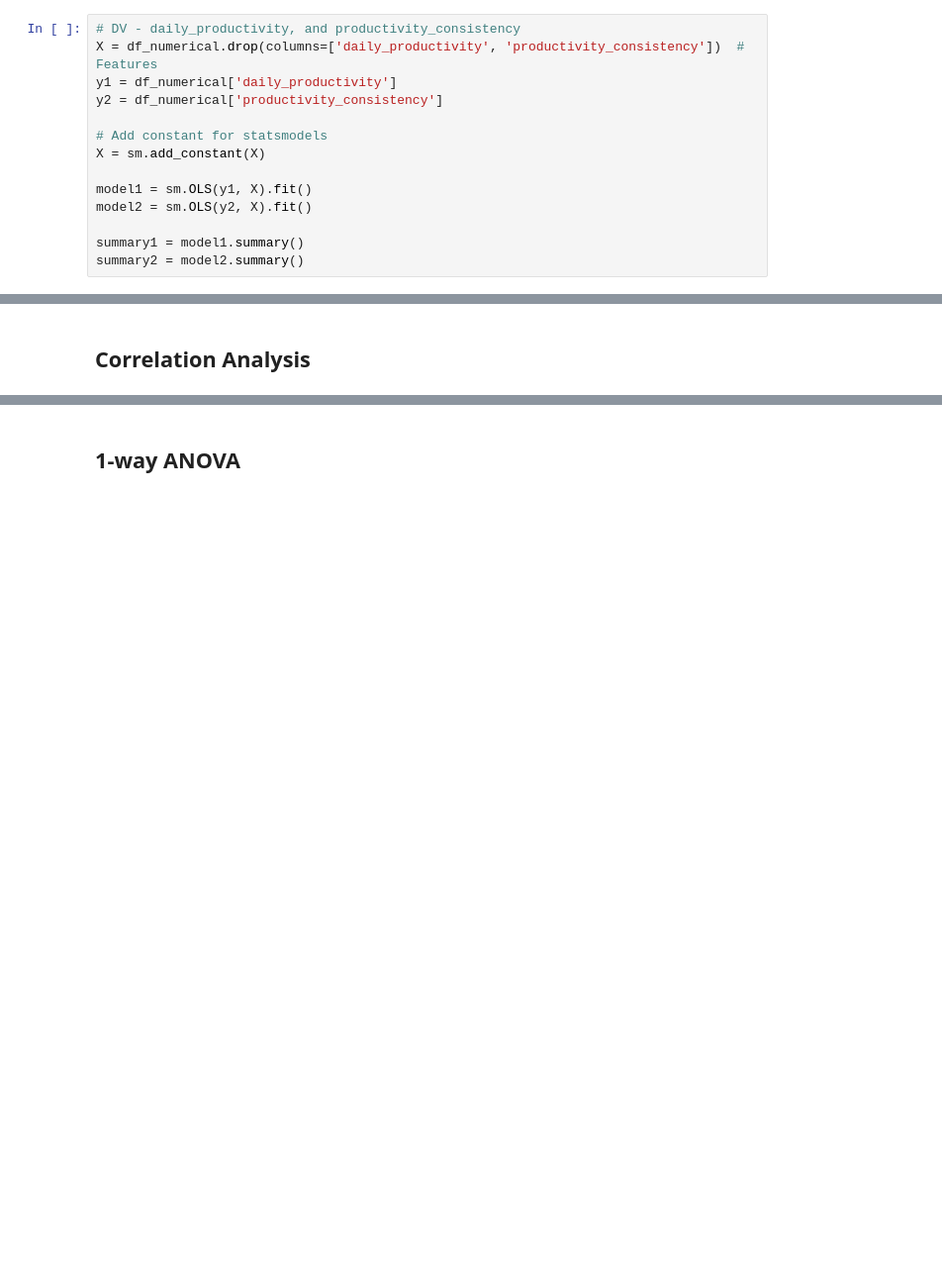
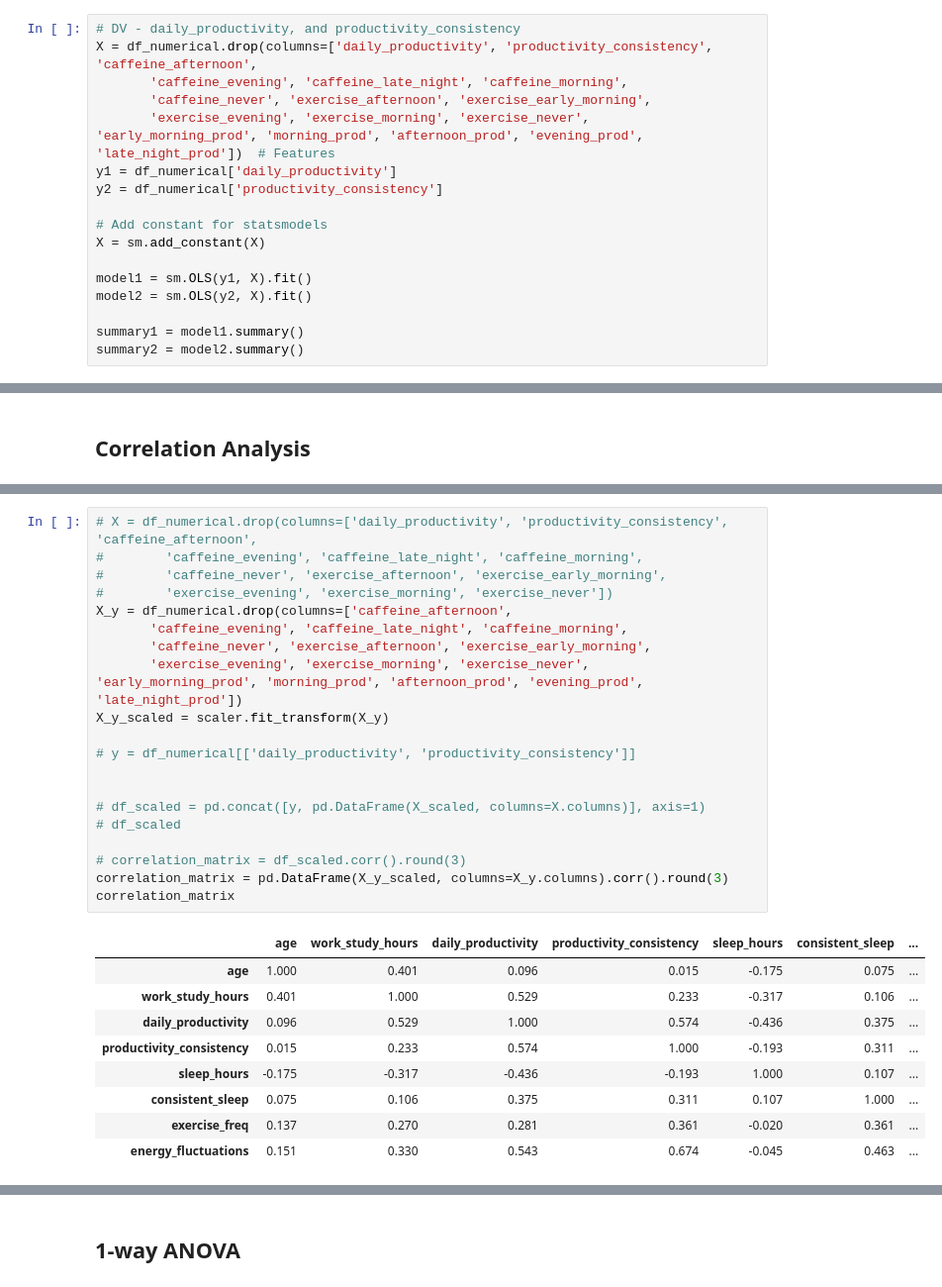
Before and after one commit to KayvanShah1/usc-dsci517-rmaus-fall24, a Jupyter notebook: project-part-3/notebooks/cleaning_statistical_analysis.ipynb, the cells around one changed output, grey strips where cells are left out. Shown at 99% size. Drawn from its saved outputs; the diff is of its cells as text; blank space fills up the shorter version.

```diff
--- a/project-part-3/notebooks/cleaning_statistical_analysis.ipynb
+++ b/project-part-3/notebooks/cleaning_statistical_analysis.ipynb
@@ -187,7 +185,10 @@ df_numerical.head()
 5 rows × 23 columns
 # %%
 # DV - daily_productivity, and productivity_consistency
-X = df_numerical.drop(columns=['daily_productivity', 'productivity_consistency'])  # Features
+X = df_numerical.drop(columns=['daily_productivity', 'productivity_consistency', 'caffeine_afternoon',
+       'caffeine_evening', 'caffeine_late_night', 'caffeine_morning',
+       'caffeine_never', 'exercise_afternoon', 'exercise_early_morning',
+       'exercise_evening', 'exercise_morning', 'exercise_never', 'early_morning_prod', 'morning_prod', 'afternoon_prod', 'evening_prod', 'late_night_prod'])  # Features
 y1 = df_numerical['daily_productivity']
 y2 = df_numerical['productivity_consistency']
 
@@ -326,3 +343,33 @@ correlation_matrix
+# %%
+# X = df_numerical.drop(columns=['daily_productivity', 'productivity_consistency', 'caffeine_afternoon',
+#        'caffeine_evening', 'caffeine_late_night', 'caffeine_morning',
+#        'caffeine_never', 'exercise_afternoon', 'exercise_early_morning',
+#        'exercise_evening', 'exercise_morning', 'exercise_never'])
+X_y = df_numerical.drop(columns=['caffeine_afternoon',
+       'caffeine_evening', 'caffeine_late_night', 'caffeine_morning',
+       'caffeine_never', 'exercise_afternoon', 'exercise_early_morning',
+       'exercise_evening', 'exercise_morning', 'exercise_never', 'early_morning_prod', 'morning_prod', 'afternoon_prod', 'evening_prod', 'late_night_prod'])
+X_y_scaled = scaler.fit_transform(X_y)
+
+# y = df_numerical[['daily_productivity', 'productivity_consistency']]
+
+
+# df_scaled = pd.concat([y, pd.DataFrame(X_scaled, columns=X.columns)], axis=1)
+# df_scaled
+
+# correlation_matrix = df_scaled.corr().round(3)
+correlation_matrix = pd.DataFrame(X_y_scaled, columns=X_y.columns).corr().round(3)
+correlation_matrix
+# %% [output]
+|  | age | work_study_hours | daily_productivity | productivity_consistency | sleep_hours | consistent_sleep | ... |
+| age | 1.000 | 0.401 | 0.096 | 0.015 | -0.175 | 0.075 | ... |
+| work_study_hours | 0.401 | 1.000 | 0.529 | 0.233 | -0.317 | 0.106 | ... |
+| daily_productivity | 0.096 | 0.529 | 1.000 | 0.574 | -0.436 | 0.375 | ... |
+| productivity_consistency | 0.015 | 0.233 | 0.574 | 1.000 | -0.193 | 0.311 | ... |
+| sleep_hours | -0.175 | -0.317 | -0.436 | -0.193 | 1.000 | 0.107 | ... |
+| consistent_sleep | 0.075 | 0.106 | 0.375 | 0.311 | 0.107 | 1.000 | ... |
+| exercise_freq | 0.137 | 0.270 | 0.281 | 0.361 | -0.020 | 0.361 | ... |
+| energy_fluctuations | 0.151 | 0.330 | 0.543 | 0.674 | -0.045 | 0.463 | ... |
 # %%
 import plotly.figure_factory as ff
 
```
Also changed, not shown: parts of 27 cells of this notebook.
